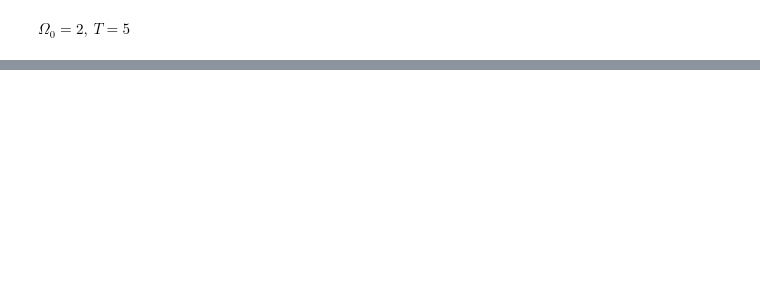
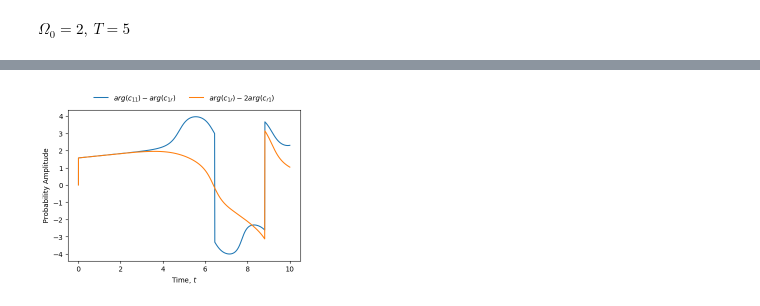
Before and after one commit to OliverDudgeon/QuantumGates, a Jupyter notebook: plots.ipynb, the cells around one changed output, grey strips where cells are left out. Saved outputs shown, nothing was run; the diff lists cells and outputs as text; code cells hidden in the pictures; blank space fills up the shorter version.

Commit message:
Graphs from 18/03 metting

```diff
--- a/plots.ipynb
+++ b/plots.ipynb
@@ -162,0 +183,15 @@ plot(sol)
+# %%
+def plot(sol):
+    # Individual Prob. Amps
+    plt.plot(sol.t, np.angle(sol.y[0]) - np.angle(sol.y[1]), label='$arg(c_{11}) - arg(c_{1r})$')
+    plt.plot(sol.t, np.angle(sol.y[1]) - 2 * np.angle(sol.y[2]), label='$arg(c_{1r}) - 2arg(c_{r1})$')
+
+    plt.xlabel('Time, $t$')
+    plt.ylabel('Probability Amplitude')
+    plt.legend(frameon=False, ncol=5, loc='upper center',
+            bbox_to_anchor=(0.5, 1.15))
+# %%
+sol = twoatom(laser=partial(sine_squared, 0.1, 114.85/0.1), detuning_1=)
+plot(sol)
+# %% [output]
+[figure, added]
```
Also changed, not shown: parts of 9 cells of this notebook.
